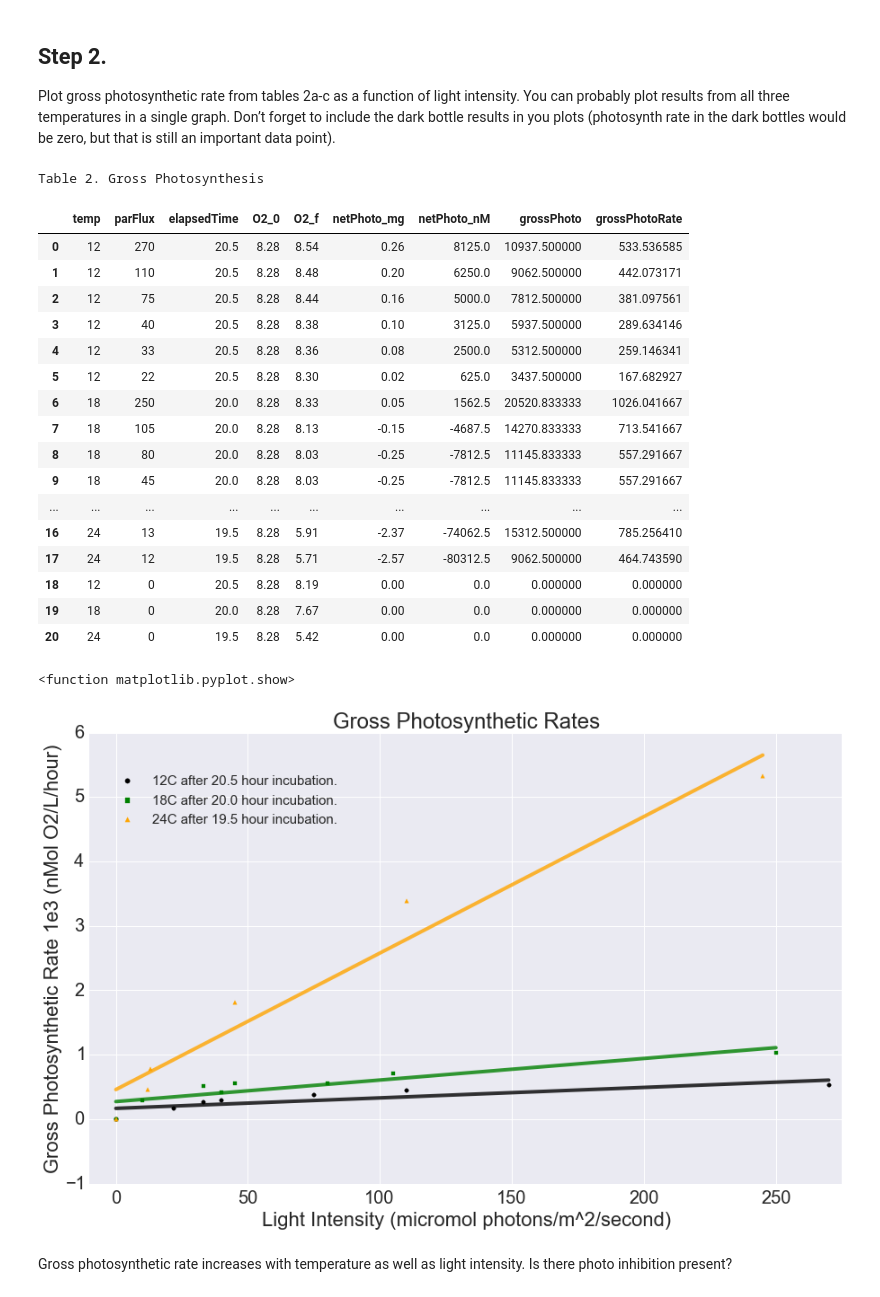
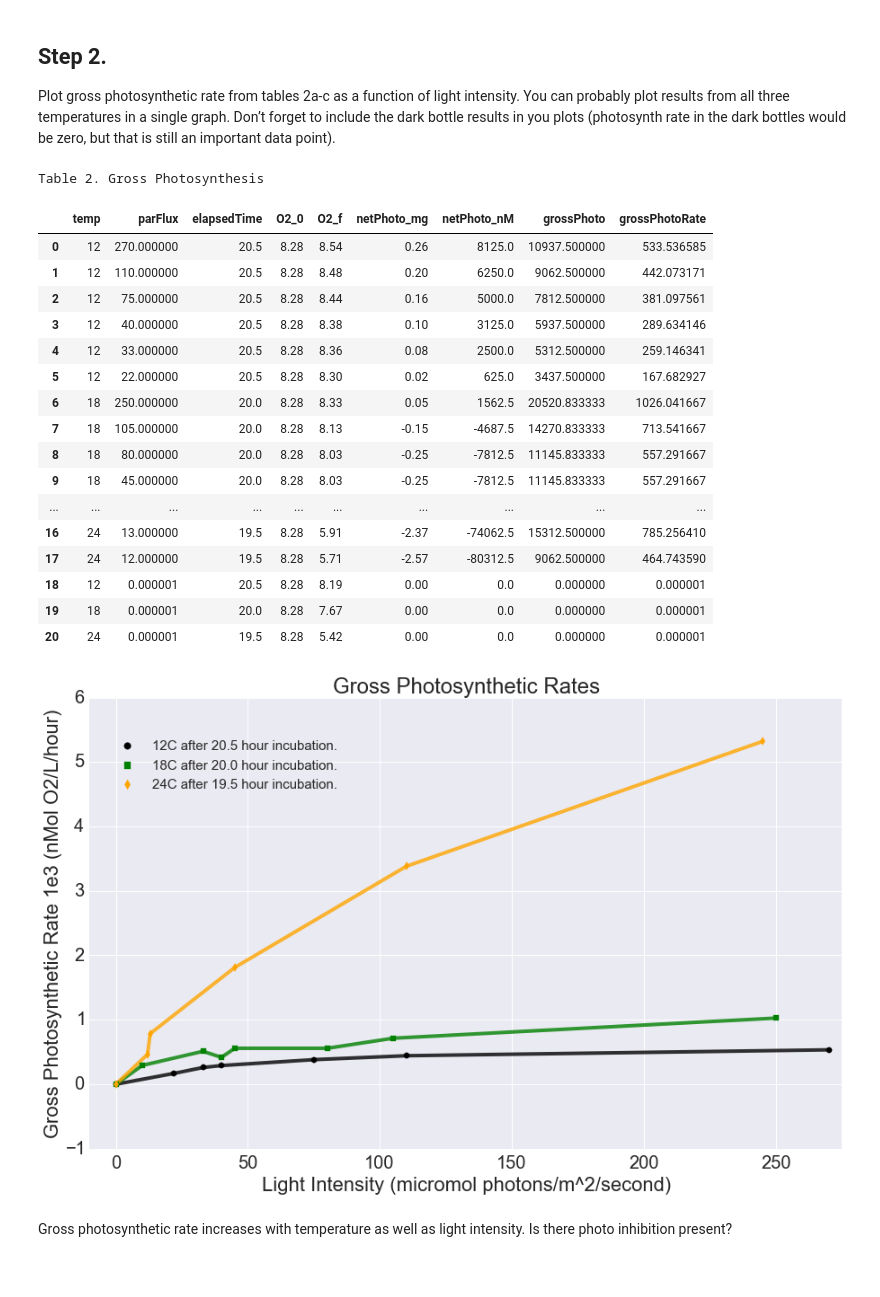
Before and after one commit to yinleon/biological-oceanography, a Jupyter notebook: light_dark_exp.ipynb, the cells around one changed output. Drawn from its saved outputs; the diff is of its cells as text; code cells hidden in the pictures.

```diff
--- a/light_dark_exp.ipynb
+++ b/light_dark_exp.ipynb
@@ -46,7 +47,7 @@ tempCount = len(temps)
 lite['netPhoto_mg']  = lite.O2_f-lite.O2_0
 lite['netPhoto_nM']  = (lite['netPhoto_mg'])/O2MM # convert mg O2/L * nanomol / mg -> n mol O2/L
 # Calculate total respiration.
-dark['totalResp_mg'] = dark.O2_f-dark.O2_0
+dark['totalResp_mg'] = -1*(dark.O2_f-dark.O2_0)
 dark['totalResp_nM'] = (dark['totalResp_mg'])/O2MM
 dark['rateResp'] = dark['totalResp_nM']/dark['elapsedTime'] #O2 / L / hour
 # Calculate the mean of each dark bottle per temperature regime.
@@ -73,11 +74,11 @@ Note that respiration rate increases with temperature.
 gross = []
 for i in range(len(lite.index)):
     if(lite.temp[i]==12):
-        gross.append(lite.netPhoto_nM[i]-dark12)
+        gross.append(lite.netPhoto_nM[i]+dark12)
     if(lite.temp[i]==18):
-        gross.append(lite.netPhoto_nM[i]-dark18)
+        gross.append(lite.netPhoto_nM[i]+dark18)
     if(lite.temp[i]==24):
-        gross.append(lite.netPhoto_nM[i]-dark24)
+        gross.append(lite.netPhoto_nM[i]+dark24)
 lite['grossPhoto']     = gross
 # Calculate gross photosynthesis rate, divide aobve by elapsed time.
 lite['grossPhotoRate'] = np.divide(lite['grossPhoto'],lite['elapsedTime'])
@@ -106,80 +107,71 @@ Table 1b. Light Reaction Bottles
 ## Step 2.
 Plot gross photosynthetic rate from tables 2a-c as a function of light intensity. You can probably plot results from all three temperatures in a single graph. Don’t forget to include the dark bottle results in you plots (photosynth rate in the dark bottles would be zero, but that is still an important data point).
 # %%
-# create entries for the avg dark bottles/temp regime where gross photo = 0
+# create entries for the avg dark bottles, and interpolated 24C 33PAR
 darkPhoto = pd.DataFrame({'temp':[12,18,24],
-                          'parFlux':[0,0,0],
-                          'timeStart':[0,0,0],
+                          'parFlux':[1e-6,1e-6,1e-6],
+                          'timeStart':[0.,0.,0.],
                           'timeEnd':[0,0,0],
                           'elapsedTime':[20.5,20,19.5],
                           'O2_0':[8.28,8.28,8.28],
                           'O2_f':[8.19,7.67,5.42],
-                          'netPhoto_mg':[0,0,0],
-                          'netPhoto_nM':[0,0,0],
-                          'grossPhoto':[0,0,0],
-                          'grossPhotoRate':[0,0,0]
+                          'netPhoto_mg':[0.,0.,0.],
+                          'netPhoto_nM':[0.,0.,0.],
+                          'grossPhoto':[0.,0.,0.],
+                          'grossPhotoRate':[1e-6,1e-6,1e-6]
                          },index=[18,19,20])
 darkPhoto = darkPhoto[['temp','parFlux','timeStart','timeEnd','elapsedTime','O2_0','O2_f','netPhoto_mg','netPhoto_nM','grossPhoto','grossPhotoRate']]
 
 # add the ave dark bottles to the light bottle dataframe to use as light intensity (PAR/x-axis) = 0.
 df2 = lite.append(darkPhoto)
 df2  = df2.convert_objects(convert_numeric=True)
+#df2 = lite
 print("Table 2. Gross Photosynthesis")
 df2[['temp','parFlux','elapsedTime','O2_0','O2_f','netPhoto_mg','netPhoto_nM','grossPhoto','grossPhotoRate']]
 # %% [output]
 Table 2. Gross Photosynthesis
 |  | temp | parFlux | elapsedTime | O2_0 | O2_f | netPhoto_mg | netPhoto_nM | grossPhoto | grossPhotoRate |
-| 0 | 12 | 270 | 20.5 | 8.28 | 8.54 | 0.26 | 8125.0 | 10937.500000 | 533.536585 |
-| 1 | 12 | 110 | 20.5 | 8.28 | 8.48 | 0.20 | 6250.0 | 9062.500000 | 442.073171 |
-| 2 | 12 | 75 | 20.5 | 8.28 | 8.44 | 0.16 | 5000.0 | 7812.500000 | 381.097561 |
-| 3 | 12 | 40 | 20.5 | 8.28 | 8.38 | 0.10 | 3125.0 | 5937.500000 | 289.634146 |
-| 4 | 12 | 33 | 20.5 | 8.28 | 8.36 | 0.08 | 2500.0 | 5312.500000 | 259.146341 |
-| 5 | 12 | 22 | 20.5 | 8.28 | 8.30 | 0.02 | 625.0 | 3437.500000 | 167.682927 |
-| 6 | 18 | 250 | 20.0 | 8.28 | 8.33 | 0.05 | 1562.5 | 20520.833333 | 1026.041667 |
-| 7 | 18 | 105 | 20.0 | 8.28 | 8.13 | -0.15 | -4687.5 | 14270.833333 | 713.541667 |
-| 8 | 18 | 80 | 20.0 | 8.28 | 8.03 | -0.25 | -7812.5 | 11145.833333 | 557.291667 |
-| 9 | 18 | 45 | 20.0 | 8.28 | 8.03 | -0.25 | -7812.5 | 11145.833333 | 557.291667 |
+| 0 | 12 | 270.000000 | 20.5 | 8.28 | 8.54 | 0.26 | 8125.0 | 10937.500000 | 533.536585 |
+| 1 | 12 | 110.000000 | 20.5 | 8.28 | 8.48 | 0.20 | 6250.0 | 9062.500000 | 442.073171 |
+| 2 | 12 | 75.000000 | 20.5 | 8.28 | 8.44 | 0.16 | 5000.0 | 7812.500000 | 381.097561 |
+| 3 | 12 | 40.000000 | 20.5 | 8.28 | 8.38 | 0.10 | 3125.0 | 5937.500000 | 289.634146 |
+| 4 | 12 | 33.000000 | 20.5 | 8.28 | 8.36 | 0.08 | 2500.0 | 5312.500000 | 259.146341 |
+| 5 | 12 | 22.000000 | 20.5 | 8.28 | 8.30 | 0.02 | 625.0 | 3437.500000 | 167.682927 |
+| 6 | 18 | 250.000000 | 20.0 | 8.28 | 8.33 | 0.05 | 1562.5 | 20520.833333 | 1026.041667 |
+| 7 | 18 | 105.000000 | 20.0 | 8.28 | 8.13 | -0.15 | -4687.5 | 14270.833333 | 713.541667 |
+| 8 | 18 | 80.000000 | 20.0 | 8.28 | 8.03 | -0.25 | -7812.5 | 11145.833333 | 557.291667 |
+| 9 | 18 | 45.000000 | 20.0 | 8.28 | 8.03 | -0.25 | -7812.5 | 11145.833333 | 557.291667 |
 | ... | ... | ... | ... | ... | ... | ... | ... | ... | ... |
-| 16 | 24 | 13 | 19.5 | 8.28 | 5.91 | -2.37 | -74062.5 | 15312.500000 | 785.256410 |
-| 17 | 24 | 12 | 19.5 | 8.28 | 5.71 | -2.57 | -80312.5 | 9062.500000 | 464.743590 |
-| 18 | 12 | 0 | 20.5 | 8.28 | 8.19 | 0.00 | 0.0 | 0.000000 | 0.000000 |
-| 19 | 18 | 0 | 20.0 | 8.28 | 7.67 | 0.00 | 0.0 | 0.000000 | 0.000000 |
-| 20 | 24 | 0 | 19.5 | 8.28 | 5.42 | 0.00 | 0.0 | 0.000000 | 0.000000 |
+| 16 | 24 | 13.000000 | 19.5 | 8.28 | 5.91 | -2.37 | -74062.5 | 15312.500000 | 785.256410 |
+| 17 | 24 | 12.000000 | 19.5 | 8.28 | 5.71 | -2.57 | -80312.5 | 9062.500000 | 464.743590 |
+| 18 | 12 | 0.000001 | 20.5 | 8.28 | 8.19 | 0.00 | 0.0 | 0.000000 | 0.000001 |
+| 19 | 18 | 0.000001 | 20.0 | 8.28 | 7.67 | 0.00 | 0.0 | 0.000000 | 0.000001 |
+| 20 | 24 | 0.000001 | 19.5 | 8.28 | 5.42 | 0.00 | 0.0 | 0.000000 | 0.000001 |
 # %%
 # initialize the plot
 fig = plt.figure()
 ax = fig.add_subplot(111)
 ax.set_ylabel('Gross Photosynthetic Rate 1e3 (nMol O2/L/hour)')
 ax.set_xlabel('Light Intensity (micromol photons/m^2/second)')
 ax.set_xlim(-10,275)
 #ax.set_ylim(-1,6)
 
 # for each temperature regime let's plot the points!
 for i in range(tempCount):
     plot2 = df2[df2.temp==temps[i]]
 
-    x = plot2['parFlux'].values
-    y = plot2['grossPhotoRate'].values/1e3
-    x = x.reshape(len(x),1)
-    y = y.reshape(len(y),1)
+    x = plot2.parFlux
+    y = plot2.grossPhotoRate/1e3
 
-    # scatter plot
-    ax.scatter(x,y,color=colorSwatch[i],marker=marker[i],label=str(temps[i])+"C after "+str(np.asarray(plot2.elapsedTime,dtype=np.float)[0])+" hour incubation.",zorder=10)
+    ax.scatter(x,y,color=colorSwatch[i],s=40,marker=marker[i],label=str(temps[i])+"C after "+str(np.asarray(plot2.elapsedTime,dtype=np.float)[0])+" hour incubation.",zorder=10)
+    ax.plot(x,y,color=colorSwatch[i],linewidth=4,alpha = .8,zorder=1)
 
-    # Create linear regression object
-    regr = linear_model.LinearRegression()
-    regr.fit(x, y)
 
-    # Plot the regression
-    ax.plot(x,regr.predict(x),color=colorSwatch[i],linewidth=4,alpha = .8,zorder=1)
-art = []
-lgd = ax.legend(scatterpoints=1,markerscale=1.2, loc='center',
+ax.legend(scatterpoints=1,markerscale=1.2, loc='center',
                     bbox_to_anchor=(.18,.85),ncol=1,prop={'size':15},frameon=False)
-art.append(lgd)
 plt.title('Gross Photosynthetic Rates')
-plt.show
+plt.show();
 # %% [output]
-<function matplotlib.pyplot.show>
-[figure, old version]
+[figure, new version]
 # %% [markdown]
 Gross photosynthetic rate increases with temperature as well as light intensity. Is there photo inhibition present?
```
Also changed, not shown: parts of 11 cells of this notebook.
